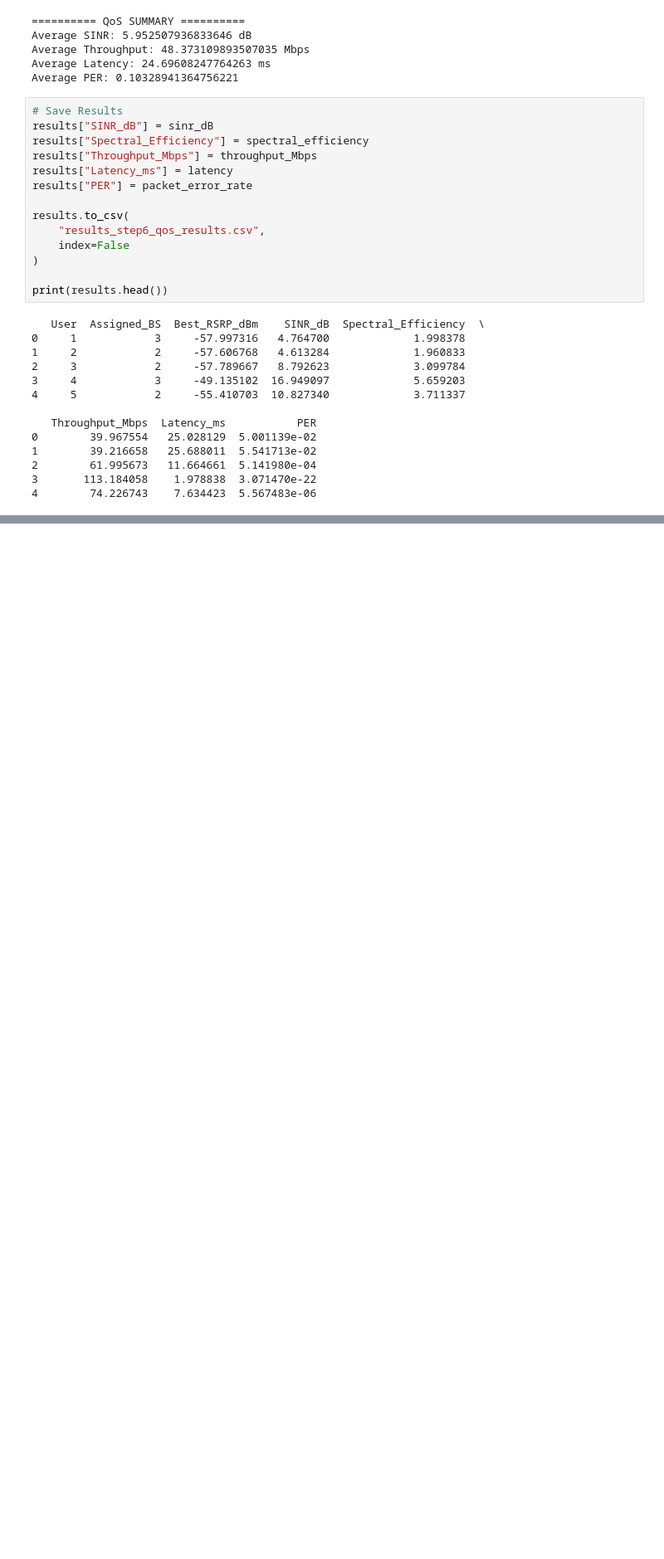
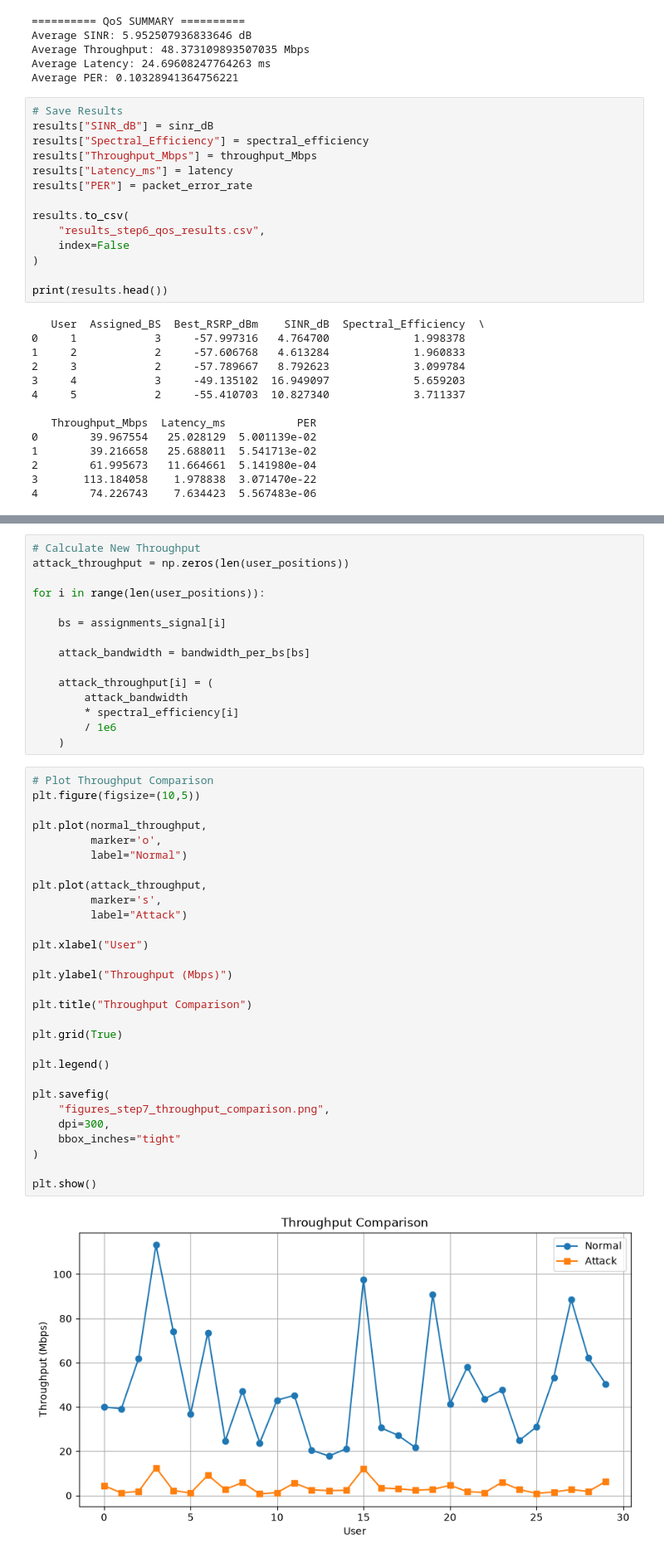
Before and after one commit to Chathuranga630/sionna, a Jupyter notebook: Spoofed_Traffic.ipynb, the cells around one changed output, grey strips where cells are left out. Shown at 83% size. Saved outputs shown, nothing was run; the diff lists cells and outputs as text; blank space fills up the shorter version.

```diff
--- a/Spoofed_Traffic.ipynb
+++ b/Spoofed_Traffic.ipynb
@@ -906,0 +973,46 @@ print(results.head())
+# %%
+# Calculate New Throughput
+attack_throughput = np.zeros(len(user_positions))
+
+for i in range(len(user_positions)):
+
+    bs = assignments_signal[i]
+
+    attack_bandwidth = bandwidth_per_bs[bs]
+
+    attack_throughput[i] = (
+        attack_bandwidth
+        * spectral_efficiency[i]
+        / 1e6
+    )
+# %%
+# Plot Throughput Comparison
+plt.figure(figsize=(10,5))
+
+plt.plot(normal_throughput,
+         marker='o',
+         label="Normal")
+
+plt.plot(attack_throughput,
+         marker='s',
+         label="Attack")
+
+plt.xlabel("User")
+
+plt.ylabel("Throughput (Mbps)")
+
+plt.title("Throughput Comparison")
+
+plt.grid(True)
+
+plt.legend()
+
+plt.savefig(
+    "figures_step7_throughput_comparison.png",
+    dpi=300,
+    bbox_inches="tight"
+)
+
+plt.show()
+# %% [output]
+[figure, added]
```
Also changed, not shown: parts of 9 cells of this notebook.
